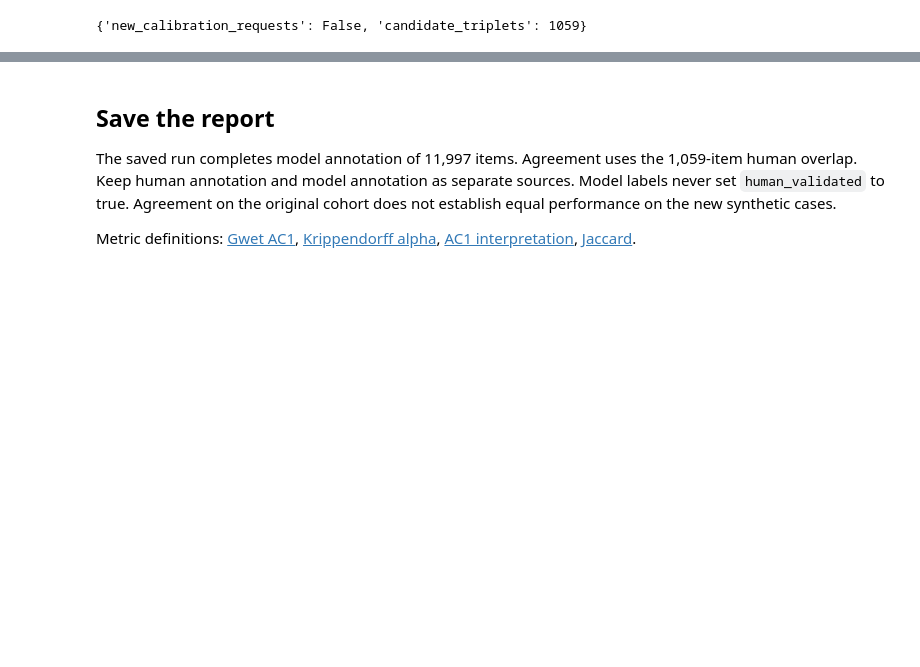
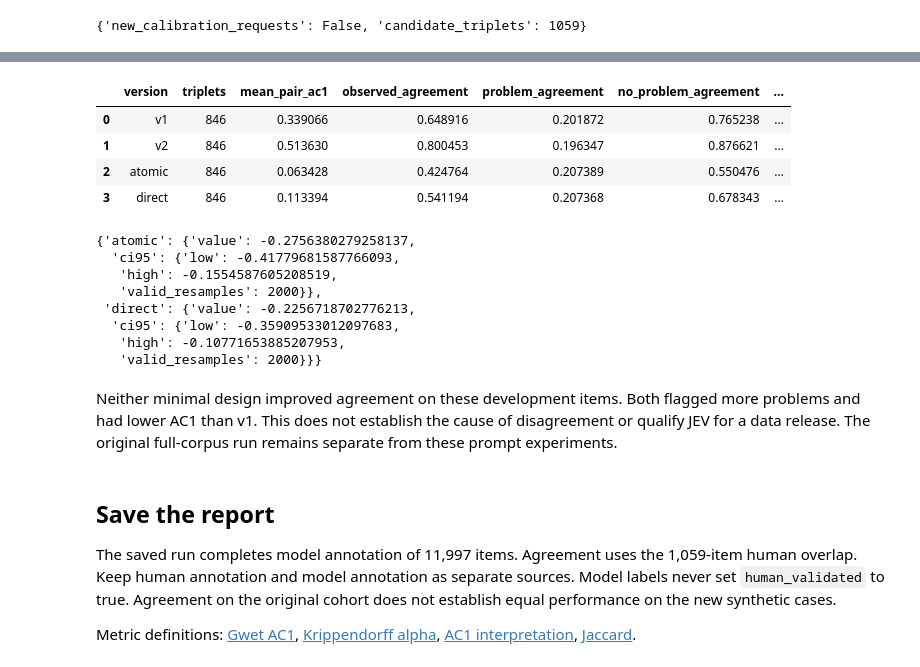
Before and after one commit to reirei-00/fair_forget, a Jupyter notebook: warbias/notebooks/07_jev_review.ipynb, the cells around one changed output, grey strips where cells are left out. Saved outputs shown, nothing was run; the diff lists cells and outputs as text; code cells hidden in the pictures; blank space fills up the shorter version.

```diff
--- a/warbias/notebooks/07_jev_review.ipynb
+++ b/warbias/notebooks/07_jev_review.ipynb
@@ -607,3 +646,59 @@ candidate rerun was made. Both sets of decisions remain available.
+# %%
+binary_comparisons = {
+    name: compare_reviews(
+        binary_baseline,
+        rows,
+        binary_humans,
+        None,
+        resamples=protocol["bootstrap"]["resamples"],
+        seed=protocol["bootstrap"]["seed"],
+    )
+    for name, rows in binary_models.items()
+}
+versions = {
+    "v1": calibration["development"]["baseline"],
+    "v2": calibration["development"]["candidate"],
+}
+versions.update({name: comparison["candidate"] for name, comparison in binary_comparisons.items()})
+display(
+    DataFrame(
+        [
+            {
+                "version": name,
+                "triplets": 846,
+                "mean_pair_ac1": section["mean_pair_ac1"],
+                "observed_agreement": section["observed_agreement"]["value"],
+                "problem_agreement": section["binary_pairs"]["positive_agreement"],
+                "no_problem_agreement": section["binary_pairs"]["negative_agreement"],
+                "model_problem_rate_on_pairs": section["binary_pairs"]["left_problem_rate"],
+            }
+            for name, section in versions.items()
+        ]
+    )
+)
+display(
+    {name: comparison["mean_pair_ac1_change"] for name, comparison in binary_comparisons.items()}
+)
+write_json(work / "binary-comparisons.json", binary_comparisons)
+# %% [output]
+|  | version | triplets | mean_pair_ac1 | observed_agreement | problem_agreement | no_problem_agreement | ... |
+| 0 | v1 | 846 | 0.339066 | 0.648916 | 0.201872 | 0.765238 | ... |
+| 1 | v2 | 846 | 0.513630 | 0.800453 | 0.196347 | 0.876621 | ... |
+| 2 | atomic | 846 | 0.063428 | 0.424764 | 0.207389 | 0.550476 | ... |
+| 3 | direct | 846 | 0.113394 | 0.541194 | 0.207368 | 0.678343 | ... |
+{'atomic': {'value': -0.2756380279258137,
+  'ci95': {'low': -0.41779681587766093,
+   'high': -0.1554587605208519,
+   'valid_resamples': 2000}},
+ 'direct': {'value': -0.2256718702776213,
+  'ci95': {'low': -0.35909533012097683,
+   'high': -0.10771653885207953,
+   'valid_resamples': 2000}}}
+# %% [markdown]
+Neither minimal design improved agreement on these development items. Both
+flagged more problems and had lower AC1 than v1. This does not establish the
+cause of disagreement or qualify JEV for a data release. The original full-corpus
+run remains separate from these prompt experiments.
 # %% [markdown]
 ## Save the report
 
```
Also changed, not shown: parts of 11 cells of this notebook, 18 other files.
